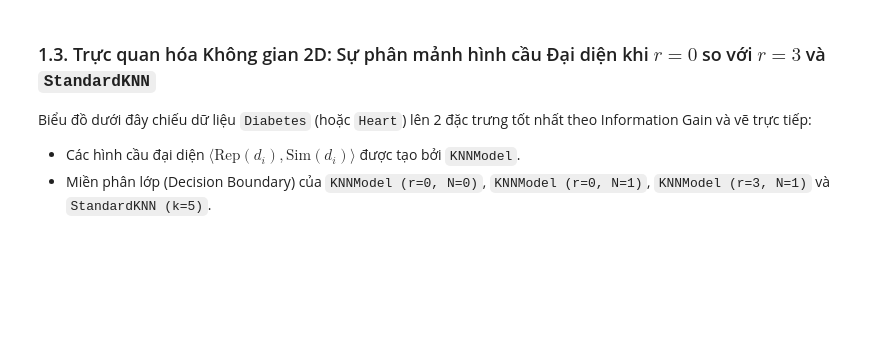
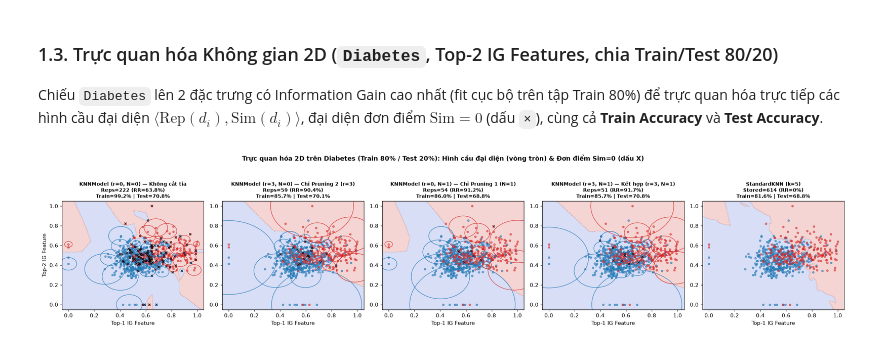
Before and after one commit to Quanbro07/ML-Project, a Jupyter notebook: Source/experiment/error_tolerance_r/exp_r0_and_datatype.ipynb, the cells around one changed output. Drawn from its saved outputs; the diff is of its cells as text; code cells hidden in the pictures; blank space fills up the shorter version.

```diff
--- a/Source/experiment/error_tolerance_r/exp_r0_and_datatype.ipynb
+++ b/Source/experiment/error_tolerance_r/exp_r0_and_datatype.ipynb
@@ -101,7 +120,7 @@ def evaluate_model_detailed(
     y_override: np.ndarray | None = None,
     custom_preprocessor: Pipeline | None = None,
 ) -> dict:
-    """Đánh giá mô hình qua 5-fold CV, thu thập cả Train/Test Accuracy, Gap và cấu trúc Representative."""
+    """Đánh giá mô hình qua 5-fold CV, thu thập Train/Test Accuracy, Gap và cấu trúc Representative."""
     if X_override is not None and y_override is not None:
         X, y = X_override, y_override
     else:
@@ -403,18 +620,21 @@ display(df_drop.round(2))
 # %% [markdown]
-### 1.3. Trực quan hóa Không gian 2D: Sự phân mảnh hình cầu Đại diện khi $r = 0$ so với $r = 3$ và `StandardKNN`
-Biểu đồ dưới đây chiếu dữ liệu `Diabetes` (hoặc `Heart`) lên 2 đặc trưng tốt nhất theo Information Gain và vẽ trực tiếp:
-- Các hình cầu đại diện $\langle \text{Rep}(d_i), \text{Sim}(d_i) \rangle$ được tạo bởi `KNNModel`.
-- Miền phân lớp (Decision Boundary) của `KNNModel (r=0, N=0)`, `KNNModel (r=0, N=1)`, `KNNModel (r=3, N=1)` và `StandardKNN (k=5)`.
+### 1.3. Trực quan hóa Không gian 2D (`Diabetes`, Top-2 IG Features, chia Train/Test 80/20)
+Chiếu `Diabetes` lên 2 đặc trưng có Information Gain cao nhất (fit cục bộ trên tập Train 80%) để trực quan hóa trực tiếp các hình cầu đại diện $\langle \text{Rep}(d_i), \text{Sim}(d_i) \rangle$, đại diện đơn điểm $\text{Sim}=0$ (dấu `×`), cùng cả **Train Accuracy** và **Test Accuracy**.
 # %%
 def plot_2d_representatives_and_boundary(dataset_name: str = "diabetes"):
     X, y = load_dataset(dataset_name)
+    X_tr, X_te, y_tr, y_te = train_test_split(
+        X, y, test_size=0.2, stratify=y, random_state=SEED
+    )
     prep_2d = build_preprocessor(k=2, use_ohe=False, dataset_name=dataset_name)
-    X_2d = prep_2d.fit_transform(X, y)
+    X_tr_2d = prep_2d.fit_transform(X_tr, y_tr)
+    X_te_2d = prep_2d.transform(X_te)
 
     configs = [
-        ("KNNModel (r=0, N=0) — Overfitting", KNNModel(r=0, N=0, metric="euclidean")),
-        ("KNNModel (r=0, N=1) — Hậu cắt tỉa", KNNModel(r=0, N=1, metric="euclidean")),
-        ("KNNModel (r=3, N=1) — Dung nạp lỗi r=3", KNNModel(r=3, N=1, metric="euclidean")),
+        ("KNNModel (r=0, N=0) — Không cắt tỉa", KNNModel(r=0, N=0, metric="euclidean")),
+        ("KNNModel (r=3, N=0) — Chỉ Pruning 2 (r=3)", KNNModel(r=3, N=0, metric="euclidean")),
+        ("KNNModel (r=0, N=1) — Chỉ Pruning 1 (N=1)", KNNModel(r=0, N=1, metric="euclidean")),
+        ("KNNModel (r=3, N=1) — Kết hợp (r=3, N=1)", KNNModel(r=3, N=1, metric="euclidean")),
         ("StandardKNN (k=5)", get_standard_knn(k=5)),
     ]
 
@@ -422,58 +642,63 @@ def plot_2d_representatives_and_boundary(dataset_name: str = "diabetes"):
     grid = np.c_[xx.ravel(), yy.ravel()]
     colors = ["#1f77b4", "#d62728", "#2ca02c"]
 
-    fig, axes = plt.subplots(1, 4, figsize=(18, 4.5))
+    fig, axes = plt.subplots(1, 5, figsize=(21, 4.4))
     for ax, (title, clf) in zip(axes, configs):
-        clf.fit(X_2d, y)
+        clf.fit(X_tr_2d, y_tr)
         Z = clf.predict(grid).reshape(xx.shape)
-        train_acc = accuracy_score(y, clf.predict(X_2d)) * 100
+        train_acc = accuracy_score(y_tr, clf.predict(X_tr_2d)) * 100
+        test_acc = accuracy_score(y_te, clf.predict(X_te_2d)) * 100
 
         ax.contourf(xx, yy, Z, alpha=0.22, cmap="coolwarm")
-        for cls_idx in np.unique(y):
-            mask = y == cls_idx
+        for cls_idx in np.unique(y_tr):
+            mask = y_tr == cls_idx
             ax.scatter(
-                X_2d[mask, 0],
-                X_2d[mask, 1],
-                s=14,
+                X_tr_2d[mask, 0],
+                X_tr_2d[mask, 1],
+                s=12,
                 c=colors[int(cls_idx) % len(colors)],
-                alpha=0.6,
-                label=f"Class {cls_idx}",
+                alpha=0.55,
             )
 
         if isinstance(clf, KNNModel):
             for rep in clf.representatives_:
                 c = colors[int(rep.cls) % len(colors)]
                 if rep.sim > 1e-6:
                     circle = Circle(
                         (rep.rep[0], rep.rep[1]),
                         rep.sim,
                         edgecolor=c,
                         facecolor="none",
-                        linewidth=1.1,
+                        linewidth=1.0,
                         alpha=0.8,
                     )
                     ax.add_patch(circle)
                 else:
-                    ax.plot(rep.rep[0], rep.rep[1], marker="x", color="black", markersize=5, alpha=0.75)
-            subtitle = f"{title}\nReps={clf.n_representatives_} (RR={clf.reduction_rate_:.1f}%) | Train={train_acc:.1f}%"
+                    ax.plot(rep.rep[0], rep.rep[1], marker="x", color="black", markersize=4.5, alpha=0.75)
+            subtitle = (
+                f"{title}\nReps={clf.n_representatives_} (RR={clf.reduction_rate_:.1f}%)\n"
+                f"Train={train_acc:.1f}% | Test={test_acc:.1f}%"
+            )
         else:
-            subtitle = f"{title}\nStored={len(X_2d)} (RR=0%) | Train={train_acc:.1f}%"
+            subtitle = f"{title}\nStored={len(X_tr_2d)} (RR=0%)\nTrain={train_acc:.1f}% | Test={test_acc:.1f}%"
 
-        ax.set_title(subtitle, fontsize=10, fontweight="bold")
+        ax.set_title(subtitle, fontsize=9.2, fontweight="bold")
         ax.set_xlim(-0.05, 1.05)
         ax.set_ylim(-0.05, 1.05)
         ax.set_xlabel("Top-1 IG Feature")
     axes[0].set_ylabel("Top-2 IG Feature")
     plt.suptitle(
-        f"Trực quan hóa 2D trên {dataset_name.capitalize()}: Các hình cầu đại diện (vòng tròn) và đại diện đơn điểm Sim=0 (dấu X)",
+        f"Trực quan hóa 2D trên {dataset_name.capitalize()} (Train 80% / Test 20%): Hình cầu đại diện (vòng tròn) & Đơn điểm Sim=0 (dấu X)",
         fontsize=12,
         fontweight="bold",
-        y=1.03,
+        y=1.04,
     )
     plt.tight_layout()
     plt.show()
 
 
 plot_2d_representatives_and_boundary("diabetes")
+# %% [output]
+[figure, added]
 # %% [markdown]
 ---
```
Also changed, not shown: parts of 17 cells of this notebook, 8 other files.
